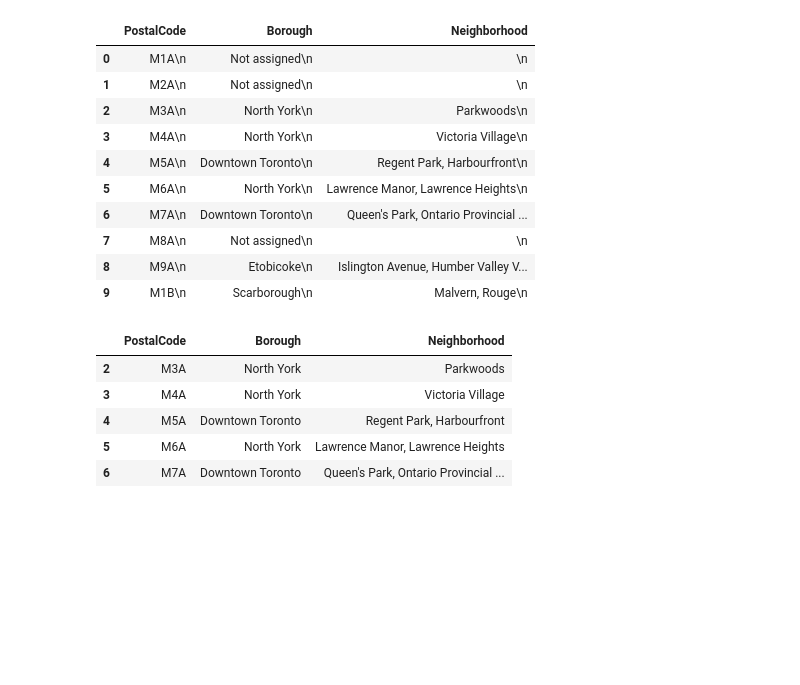
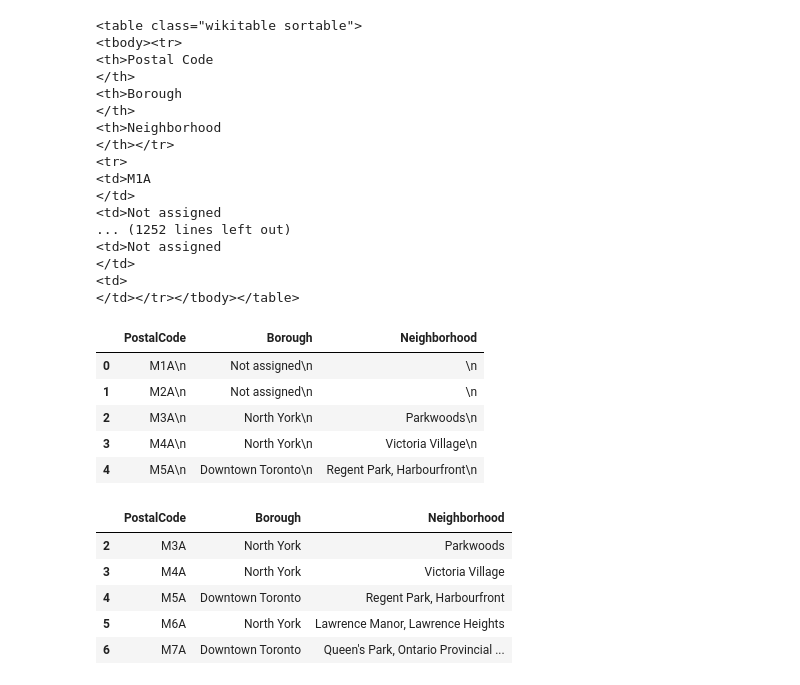
Before and after one commit to SLammertink/Coursera_Capstone, a Jupyter notebook: Segmenting and Clustering Neighborhoods in Toronto - part I.ipynb, the cells around one changed output. Cells and saved outputs as stored; diff of their text form; code cells hidden in the pictures; blank space fills up the shorter version.

```diff
--- a/Segmenting and Clustering Neighborhoods in Toronto - part I.ipynb
+++ b/Segmenting and Clustering Neighborhoods in Toronto - part I.ipynb
@@ -14,7 +35,25 @@ soup = BeautifulSoup(page, "lxml")
 # %%
 ### Find the table we are looking for:
 toronto_table = soup.find("table" ,class_='wikitable sortable')
-#toronto_table
+toronto_table
+# %% [output]
+<table class="wikitable sortable">
+<tbody><tr>
+<th>Postal Code
+</th>
+<th>Borough
+</th>
+<th>Neighborhood
+</th></tr>
+<tr>
+<td>M1A
+</td>
+<td>Not assigned
+... (1252 lines left out)
+<td>Not assigned
+</td>
+<td>
+</td></tr></tbody></table>
 # %%
 ### Create three empy lists to fill with the data from the toronto_table:
 PC_list=[]
@@ -31,19 +70,14 @@ for row in toronto_table.findAll('tr'):
 # %%
 ### Create the dataframe from the three lists:
 df = pd.DataFrame(PC_list,columns=['PostalCode'])
 df['Borough']=Borough_list
 df['Neighborhood']=Neighborhood_list
-df.head(10)
+df.head()
 # %% [output]
 |  | PostalCode | Borough | Neighborhood |
 | 0 | M1A\n | Not assigned\n | \n |
 | 1 | M2A\n | Not assigned\n | \n |
 | 2 | M3A\n | North York\n | Parkwoods\n |
 | 3 | M4A\n | North York\n | Victoria Village\n |
 | 4 | M5A\n | Downtown Toronto\n | Regent Park, Harbourfront\n |
-| 5 | M6A\n | North York\n | Lawrence Manor, Lawrence Heights\n |
-| 6 | M7A\n | Downtown Toronto\n | Queen's Park, Ontario Provincial ... |
-| 7 | M8A\n | Not assigned\n | \n |
-| 8 | M9A\n | Etobicoke\n | Islington Avenue, Humber Valley V... |
-| 9 | M1B\n | Scarborough\n | Malvern, Rouge\n |
 # %%
```
Also changed, not shown: parts of 4 cells of this notebook.
